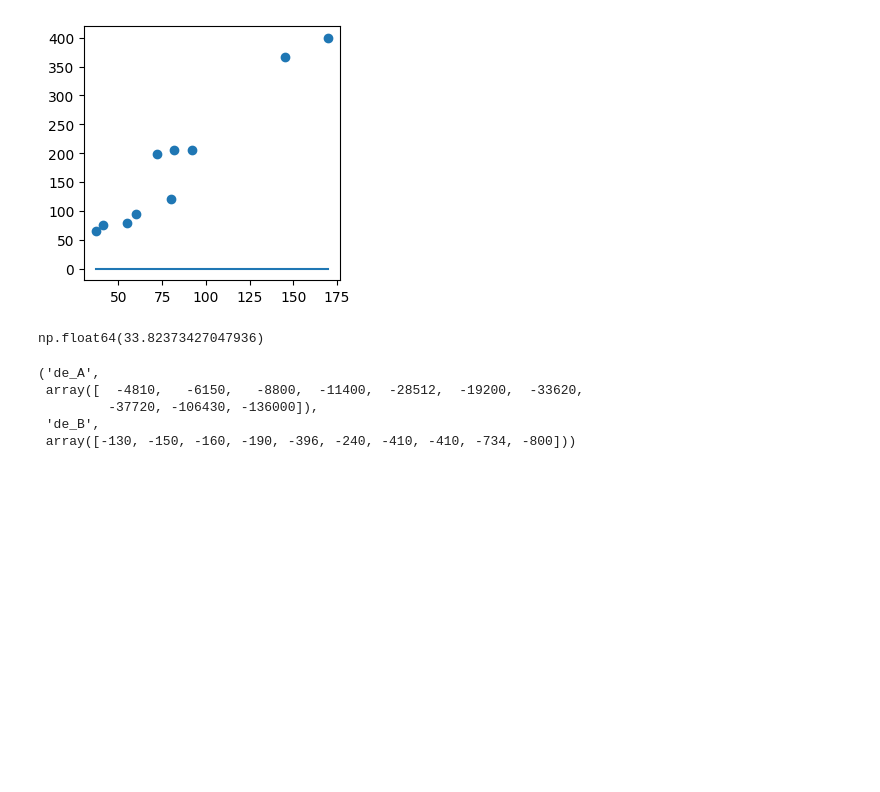
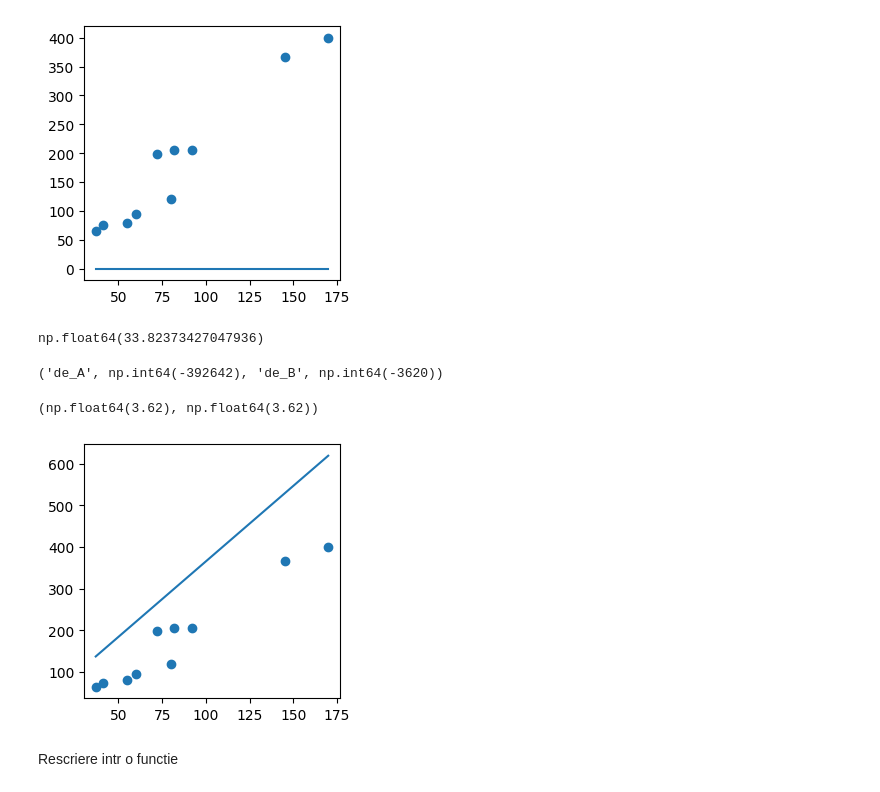
Before and after one commit to Alexandru2984/Machine_Learning_Introduction, a Jupyter notebook: 3.calcul_gradient.ipynb, the cells around one changed output. Drawn from its saved outputs; the diff is of its cells as text; code cells hidden in the pictures; blank space fills up the shorter version.

Commit message:
Calcul gradient

```diff
--- a/3.calcul_gradient.ipynb
+++ b/3.calcul_gradient.ipynb
@@ -30,13 +30,23 @@ suma_reziduala
 # %% [output]
 np.float64(33.82373427047936)
 # %%
-derivata_a = 2 * (preturi_calculate - preturi) * suprafete
-derivata_b = 2 * (preturi_calculate - preturi)
+derivata_a = 2 * np.sum((preturi_calculate - preturi) * suprafete)
+derivata_b = 2 * np.sum((preturi_calculate - preturi))
 
 "de_A", derivata_a, "de_B", derivata_b
 # %% [output]
-('de_A',
- array([  -4810,   -6150,   -8800,  -11400,  -28512,  -19200,  -33620,
-         -37720, -106430, -136000]),
- 'de_B',
- array([-130, -150, -160, -190, -396, -240, -410, -410, -734, -800]))
+('de_A', np.int64(-392642), 'de_B', np.int64(-3620))
+# %%
+LEARNING_RATE = 0.001
+# %%
+noul_a = a - derivata_b * LEARNING_RATE
+noul_b = a - derivata_b * LEARNING_RATE
+noul_a, noul_b
+# %% [output]
+(np.float64(3.62), np.float64(3.62))
+# %%
+lin_plot(suprafete, preturi, noul_a, noul_b)
+# %% [output]
+[figure, added]
+# %% [markdown]
+Rescriere intr o functie
```
Also changed, not shown: parts of 8 cells of this notebook.
